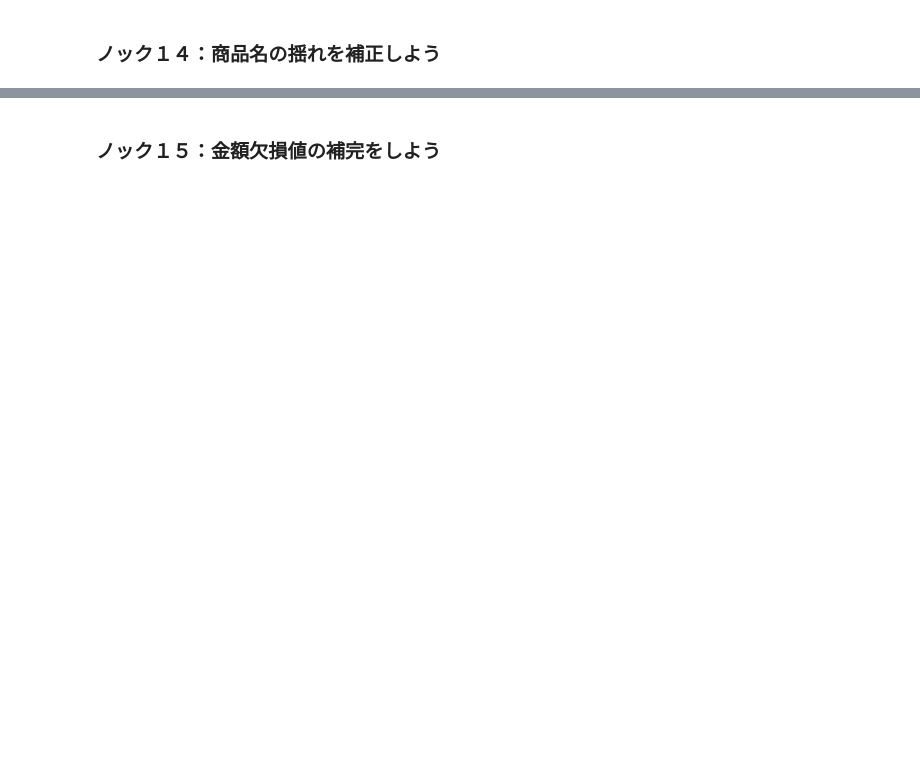
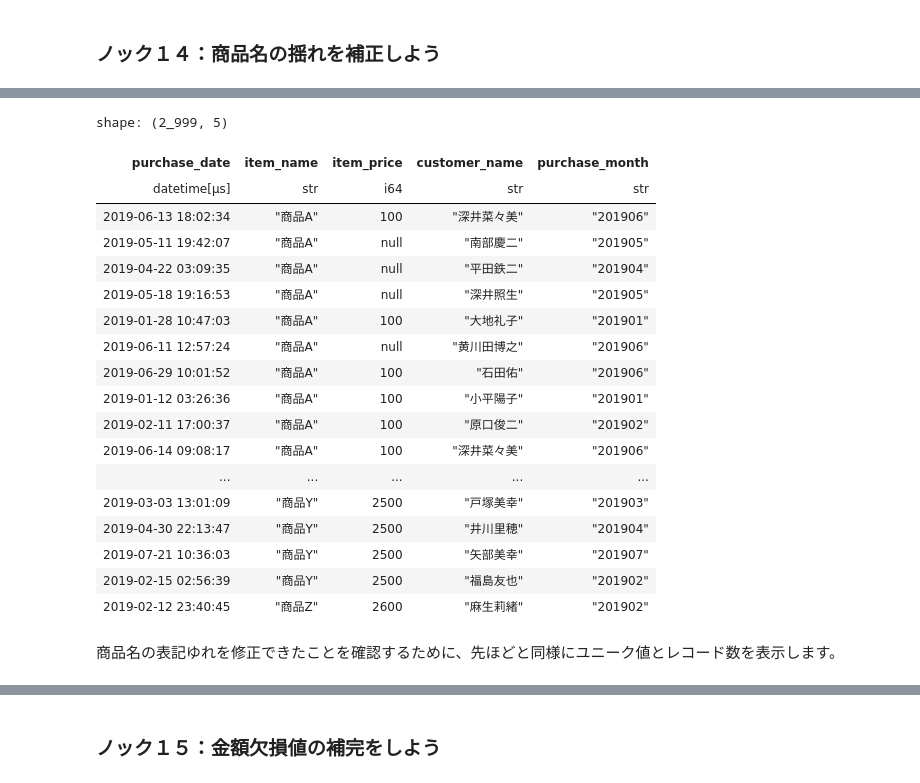
Before and after one commit to Tremendous1192/Python_Practical_Data_Analysis_100_Knocks_2nd_Edition, a Jupyter notebook: 2章/ch02_polars.ipynb, the cells around one changed output, grey strips where cells are left out. Drawn from its saved outputs; the diff is of its cells as text; code cells hidden in the pictures; blank space fills up the shorter version.

```diff
--- a/2章/ch02_polars.ipynb
+++ b/2章/ch02_polars.ipynb
@@ -50,15 +168,38 @@ print( len(uriage_data["item_name"].unique()) )
 # %%
 uriage_data = (
-    uriage_data.with_columns(
-        uriage_data["item_name"]
-        .str.to_uppercase()
-        .str.replace_all("　", "")
-        .str.replace_all(" ", "")
+    uriage_data
+    .with_columns(
+        pl.col("item_name")
+        .str.to_uppercase()# アルファベットの大文字に変換する
+        .str.replace_all("　", "")# 全角スペースを削除する
+        .str.replace_all(" ", "")# 半角スペースを削除する
         .alias("item_name")
     )
 )
 
-uriage_data.sort(by = ["item_name"]).head()
+uriage_data.sort(by = ["item_name"])
+# %% [output]
+shape: (2_999, 5)
+| purchase_date | item_name | item_price | customer_name | purchase_month |
+| datetime[μs] | str | i64 | str | str |
+| 2019-06-13 18:02:34 | "商品A" | 100 | "深井菜々美" | "201906" |
+| 2019-05-11 19:42:07 | "商品A" | null | "南部慶二" | "201905" |
+| 2019-04-22 03:09:35 | "商品A" | null | "平田鉄二" | "201904" |
+| 2019-05-18 19:16:53 | "商品A" | null | "深井照生" | "201905" |
+| 2019-01-28 10:47:03 | "商品A" | 100 | "大地礼子" | "201901" |
+| 2019-06-11 12:57:24 | "商品A" | null | "黄川田博之" | "201906" |
+| 2019-06-29 10:01:52 | "商品A" | 100 | "石田佑" | "201906" |
+| 2019-01-12 03:26:36 | "商品A" | 100 | "小平陽子" | "201901" |
+| 2019-02-11 17:00:37 | "商品A" | 100 | "原口俊二" | "201902" |
+| 2019-06-14 09:08:17 | "商品A" | 100 | "深井菜々美" | "201906" |
+| ... | ... | ... | ... | ... |
+| 2019-03-03 13:01:09 | "商品Y" | 2500 | "戸塚美幸" | "201903" |
+| 2019-04-30 22:13:47 | "商品Y" | 2500 | "井川里穂" | "201904" |
+| 2019-07-21 10:36:03 | "商品Y" | 2500 | "矢部美幸" | "201907" |
+| 2019-02-15 02:56:39 | "商品Y" | 2500 | "福島友也" | "201902" |
+| 2019-02-12 23:40:45 | "商品Z" | 2600 | "麻生莉緒" | "201902" |
+# %% [markdown]
+商品名の表記ゆれを修正できたことを確認するために、先ほどと同様にユニーク値とレコード数を表示します。
 # %%
 print( uriage_data["item_name"].unique() )
 print( len(uriage_data["item_name"].unique()) )
```
Also changed, not shown: parts of 67 cells of this notebook.
